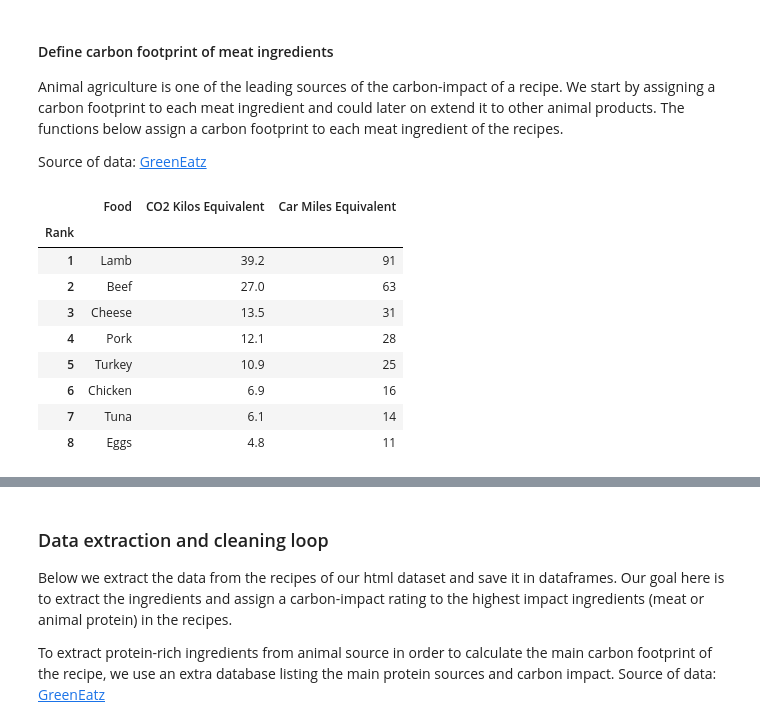
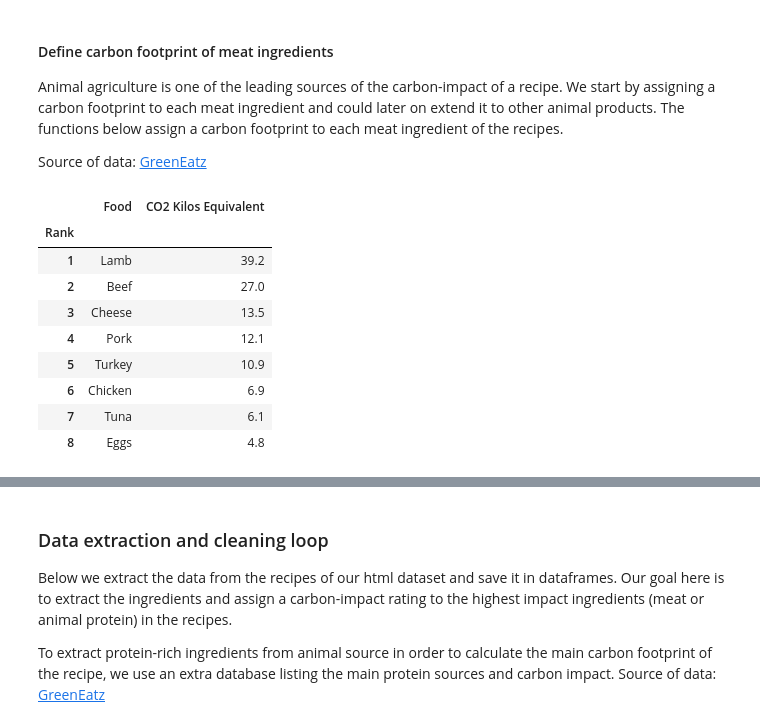
Before and after one commit to chloerDXN/lovelace-project, a Jupyter notebook: meet_the_meat.ipynb, the cells around one changed output, grey strips where cells are left out. Saved outputs shown, nothing was run; the diff lists cells and outputs as text; code cells hidden in the pictures.

```diff
--- a/meet_the_meat.ipynb
+++ b/meet_the_meat.ipynb
@@ -356,18 +303,19 @@ Source of data: [GreenEatz](https://www.greeneatz.com/foods-carbon-footprint.htm
 # %%
 #Load data from xls file
 carbon_footprint = pd.read_excel('data/carbon_footprint_protein.xls', sheet_name='meat_dairy_eggs', index_col=0)
+carbon_footprint = carbon_footprint[['Food','CO2 Kilos Equivalent']]
 carbon_footprint
 # %% [output]
-|  | Food | CO2 Kilos Equivalent | Car Miles Equivalent |
-| Rank |  |  |  |
-| 1 | Lamb | 39.2 | 91 |
-| 2 | Beef | 27.0 | 63 |
-| 3 | Cheese | 13.5 | 31 |
-| 4 | Pork | 12.1 | 28 |
-| 5 | Turkey | 10.9 | 25 |
-| 6 | Chicken | 6.9 | 16 |
-| 7 | Tuna | 6.1 | 14 |
-| 8 | Eggs | 4.8 | 11 |
+|  | Food | CO2 Kilos Equivalent |
+| Rank |  |  |
+| 1 | Lamb | 39.2 |
+| 2 | Beef | 27.0 |
+| 3 | Cheese | 13.5 |
+| 4 | Pork | 12.1 |
+| 5 | Turkey | 10.9 |
+| 6 | Chicken | 6.9 |
+| 7 | Tuna | 6.1 |
+| 8 | Eggs | 4.8 |
 # %%
 #List of meat ingredients
 meat_products = carbon_footprint['Food'].tolist()
```
Also changed, not shown: parts of 11 cells of this notebook.
